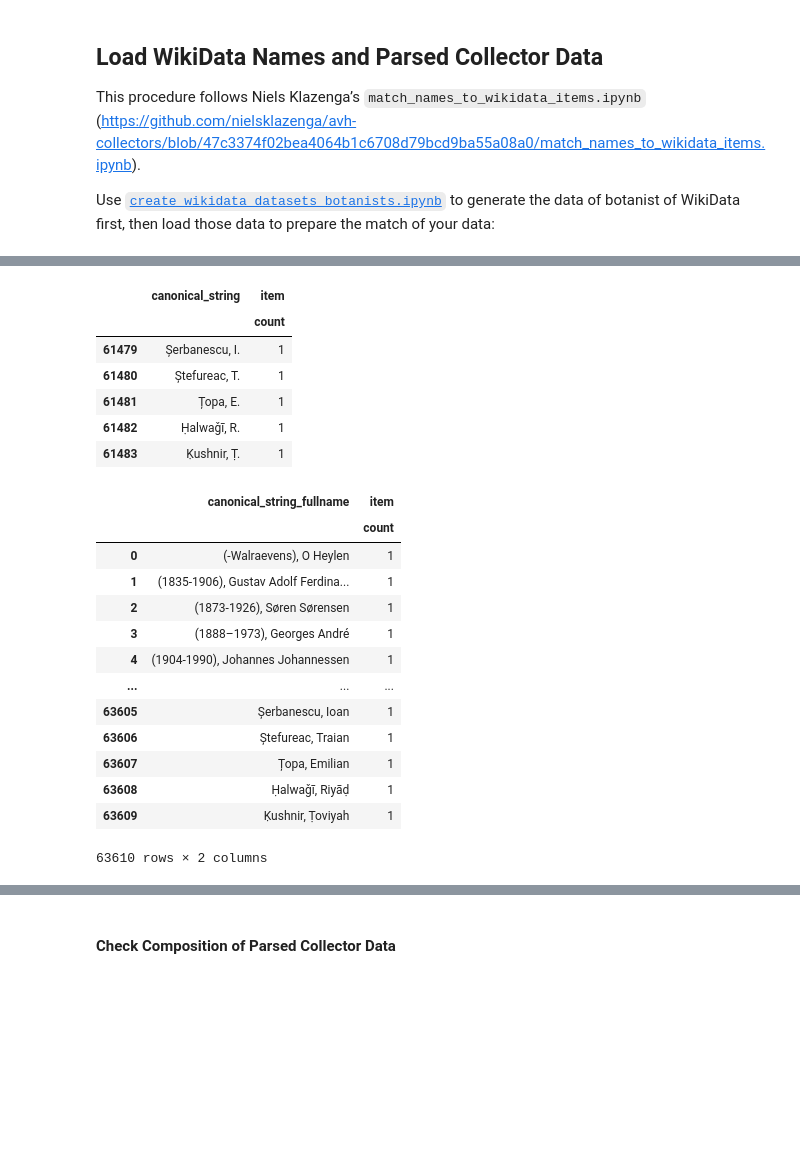
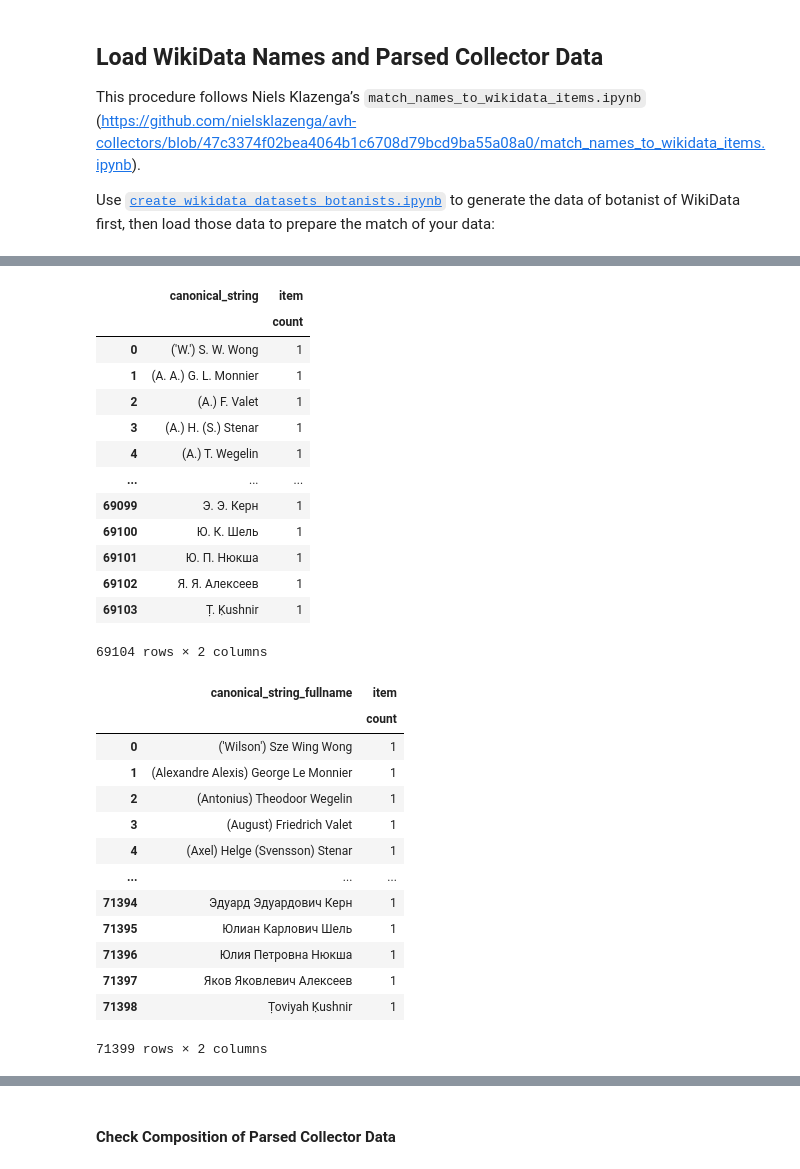
Before and after one commit to infinite-dao/collector-matching, a Jupyter notebook: create_and_match_plazi_collectors_dataset.ipynb, the cells around one changed output, grey strips where cells are left out. Cells and saved outputs as stored; diff of their text form; code cells hidden in the pictures; blank space fills up the shorter version.

```diff
--- a/create_and_match_plazi_collectors_dataset.ipynb
+++ b/create_and_match_plazi_collectors_dataset.ipynb
@@ -233,7 +241,17 @@ This procedure follows Niels Klazenga’s `match_names_to_wikidata_items.ipynb`
 Use [`create_wikidata_datasets_botanists.ipynb`](create_wikidata_datasets_botanists.ipynb) to generate the data of botanist of WikiData first, then load those data to prepare the match of your data:
 # %%
 import pandas as pd
-wikidata = pd.read_csv("data/wikidata_persons_botanists_20230703_1352.csv", index_col=0, low_memory=False)
-
-wikidata.head()
+wikidata = pd.read_csv(
+    # "data/wikidata_persons_botanists_20231030_1539.csv", # inverse match: [particle +] family, given
+    "data/wikidata_persons_botanists_20231116.csv",        # match: given [+ particle] + family[+ , suffix]
+    index_col=0, low_memory=False,
+    dtype={
+        'yob':'Int32',
+        'yod':'Int32',
+        'wyb':'Int32',
+        'wye':'Int32'
+    }
+)
+pprint.pprint(wikidata.columns)
+display(wikidata.head())
 # %% [output]
@@ -247,39 +270,42 @@ wikidata.head()
 # %%
-# create the test data set of WikiData data
+# Create data frame with unique canonical strings
 # group by canonical name/string, count douplicated names
 wd_matchtest = wikidata.groupby('canonical_string').agg({'item': ['count']}).reset_index()
-# TODO AP: meaning of wd_matchtest + count for merge later on?
+wd_matchtest_fullnames = wikidata.groupby('canonical_string_fullname').agg({'item': ['count']}).reset_index()
 
-wd_matchtest.tail()
+display(wd_matchtest)
+display(wd_matchtest_fullnames)
 
 # colls = list(wikidata.columns)
 # %% [output]
 |  | canonical_string | item |
 |  |  | count |
-| 61479 | Șerbanescu, I. | 1 |
-| 61480 | Ștefureac, T. | 1 |
-| 61481 | Țopa, E. | 1 |
-| 61482 | Ḥalwaǧī, R. | 1 |
-| 61483 | Ḳushnir, Ṭ. | 1 |
+| 0 | ('W.') S. W. Wong | 1 |
+| 1 | (A. A.) G. L. Monnier | 1 |
+| 2 | (A.) F. Valet | 1 |
+| 3 | (A.) H. (S.) Stenar | 1 |
+| 4 | (A.) T. Wegelin | 1 |
+| ... | ... | ... |
+| 69099 | Э. Э. Керн | 1 |
+| 69100 | Ю. К. Шель | 1 |
+| 69101 | Ю. П. Нюкша | 1 |
+| 69102 | Я. Я. Алексеев | 1 |
+| 69103 | Ṭ. Ḳushnir | 1 |
+69104 rows × 2 columns
+|  | canonical_string_fullname | item |
+|  |  | count |
+| 0 | ('Wilson') Sze Wing Wong | 1 |
+| 1 | (Alexandre Alexis) George Le Monnier | 1 |
+| 2 | (Antonius) Theodoor Wegelin | 1 |
+| 3 | (August) Friedrich Valet | 1 |
+| 4 | (Axel) Helge (Svensson) Stenar | 1 |
+| ... | ... | ... |
+| 71394 | Эдуард Эдуардович Керн | 1 |
+| 71395 | Юлиан Карлович Шель | 1 |
+| 71396 | Юлия Петровна Нюкша | 1 |
+| 71397 | Яков Яковлевич Алексеев | 1 |
+| 71398 | Ṭoviyah Ḳushnir | 1 |
+71399 rows × 2 columns
-# %%
-wd_matchtest_fullnames = wikidata.groupby('canonical_string_fullname').agg({'item': ['count']}).reset_index()
-
-wd_matchtest_fullnames
-# %% [output]
-|  | canonical_string_fullname | item |
-|  |  | count |
-| 0 | (-Walraevens), O Heylen | 1 |
-| 1 | (1835-1906), Gustav Adolf Ferdina... | 1 |
-| 2 | (1873-1926), Søren Sørensen | 1 |
-| 3 | (1888–1973), Georges André | 1 |
-| 4 | (1904-1990), Johannes Johannessen | 1 |
-| ... | ... | ... |
-| 63605 | Șerbanescu, Ioan | 1 |
-| 63606 | Ștefureac, Traian | 1 |
-| 63607 | Țopa, Emilian | 1 |
-| 63608 | Ḥalwaǧī, Riyāḍ | 1 |
-| 63609 | Ḳushnir, Ṭoviyah | 1 |
-63610 rows × 2 columns
 # %%
 # atomized names parsed already by ruby gem package: dwcagent
 
```
Also changed, not shown: parts of 48 cells of this notebook, 23 other files.
